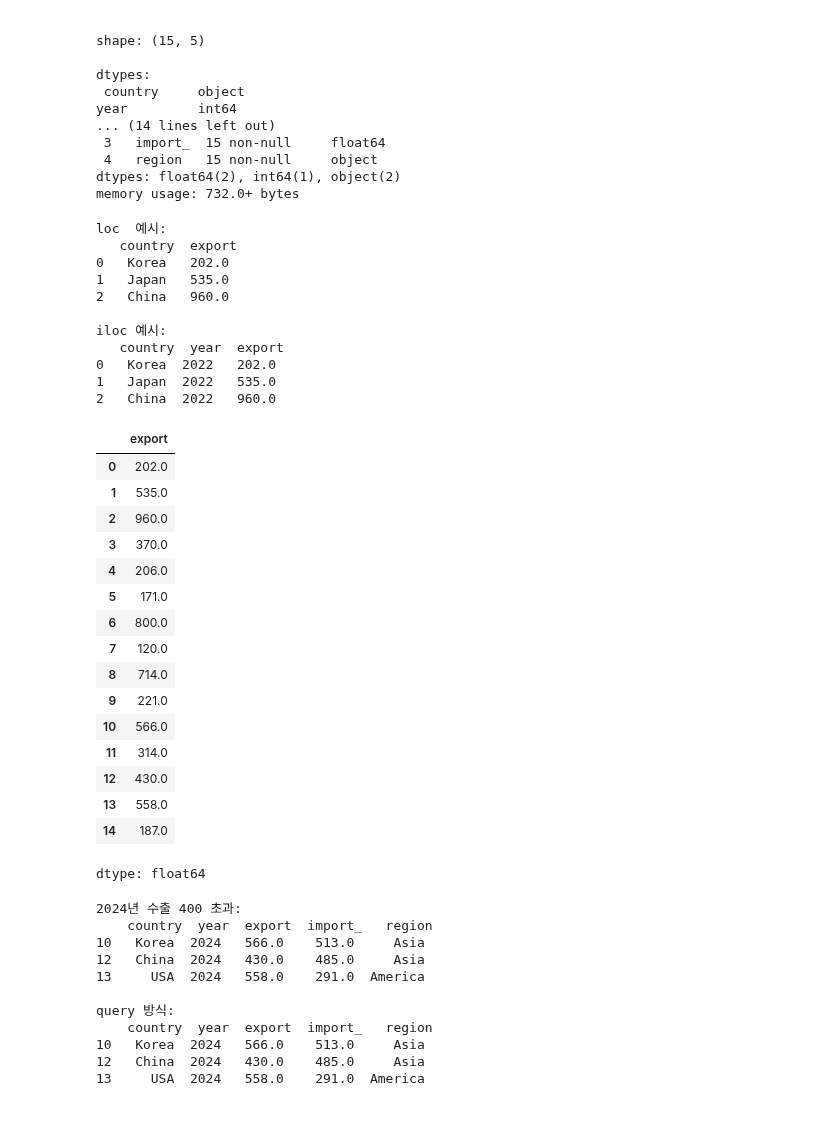
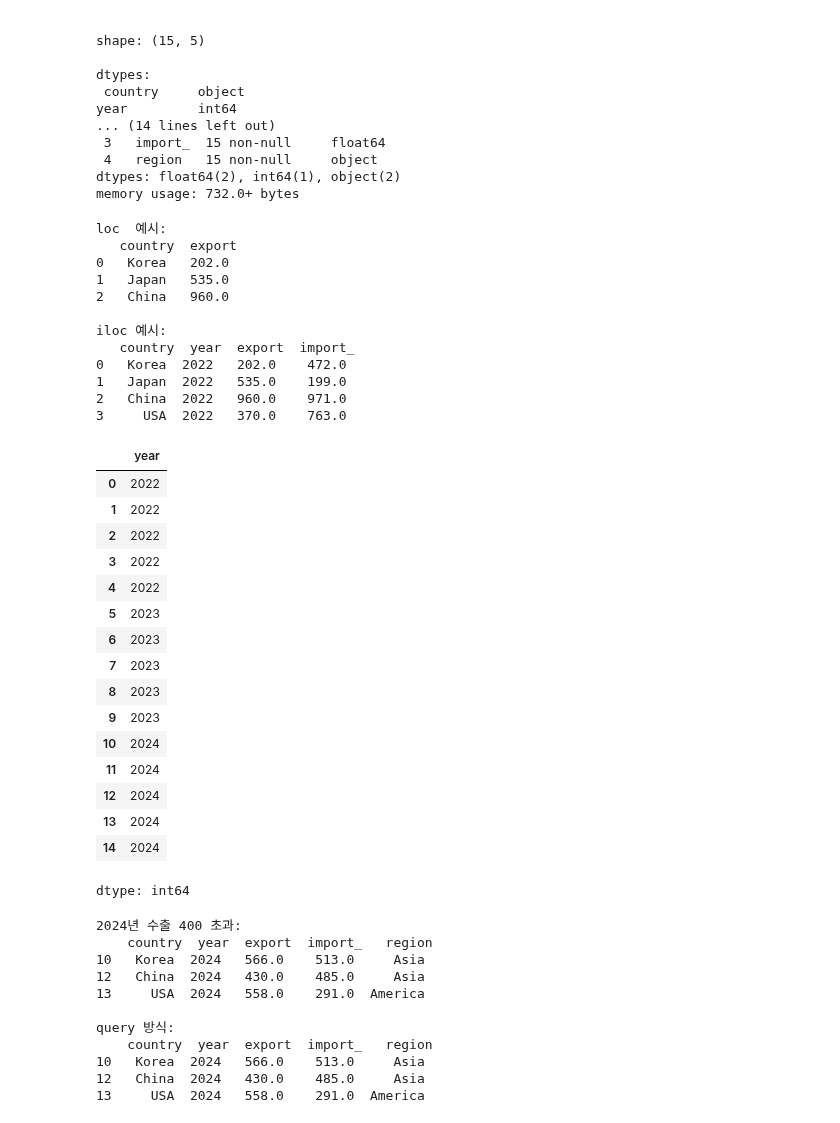
Before and after one commit to crsah234/anyangUniverSity_Third_second, a Jupyter notebook: week2.ipynb, the cells around one changed output. Cells and saved outputs as stored; diff of their text form; code cells hidden in the pictures.

```diff
--- a/week2.ipynb
+++ b/week2.ipynb
@@ -58,7 +62,7 @@ memory usage: 732.0+ bytes
 # 2. Indexing: loc(라벨) vs iloc(위치)
 # ------------------------------------------------------------
 print("\nloc  예시:\n", df.loc[0:2, ["country", "export"]])
-print("\niloc 예시:\n", df.iloc[0:3, 0:3])
+print("\niloc 예시:\n", df.iloc[0:4, 0:4])
 # %% [output]
 loc  예시:
    country  export
@@ -67,31 +71,32 @@ loc  예시:
 2   China   960.0
 
 iloc 예시:
-   country  year  export
-0   Korea  2022   202.0
-1   Japan  2022   535.0
-2   China  2022   960.0
+   country  year  export  import_
+0   Korea  2022   202.0    472.0
+1   Japan  2022   535.0    199.0
+2   China  2022   960.0    971.0
+3     USA  2022   370.0    763.0
 # %%
 df['year']
-df["export"]
+# df["export"]
 # %% [output]
-|  | export |
-| 0 | 202.0 |
-| 1 | 535.0 |
-| 2 | 960.0 |
-| 3 | 370.0 |
-| 4 | 206.0 |
-| 5 | 171.0 |
-| 6 | 800.0 |
-| 7 | 120.0 |
-| 8 | 714.0 |
-| 9 | 221.0 |
-| 10 | 566.0 |
-| 11 | 314.0 |
-| 12 | 430.0 |
-| 13 | 558.0 |
-| 14 | 187.0 |
+|  | year |
+| 0 | 2022 |
+| 1 | 2022 |
+| 2 | 2022 |
+| 3 | 2022 |
+| 4 | 2022 |
+| 5 | 2023 |
+| 6 | 2023 |
+| 7 | 2023 |
+| 8 | 2023 |
+| 9 | 2023 |
+| 10 | 2024 |
+| 11 | 2024 |
+| 12 | 2024 |
+| 13 | 2024 |
+| 14 | 2024 |
-dtype: float64
+dtype: int64
 # %%
 # ------------------------------------------------------------
 # 3. Filtering (Boolean indexing)
```
Also changed, not shown: parts of 29 cells of this notebook.
